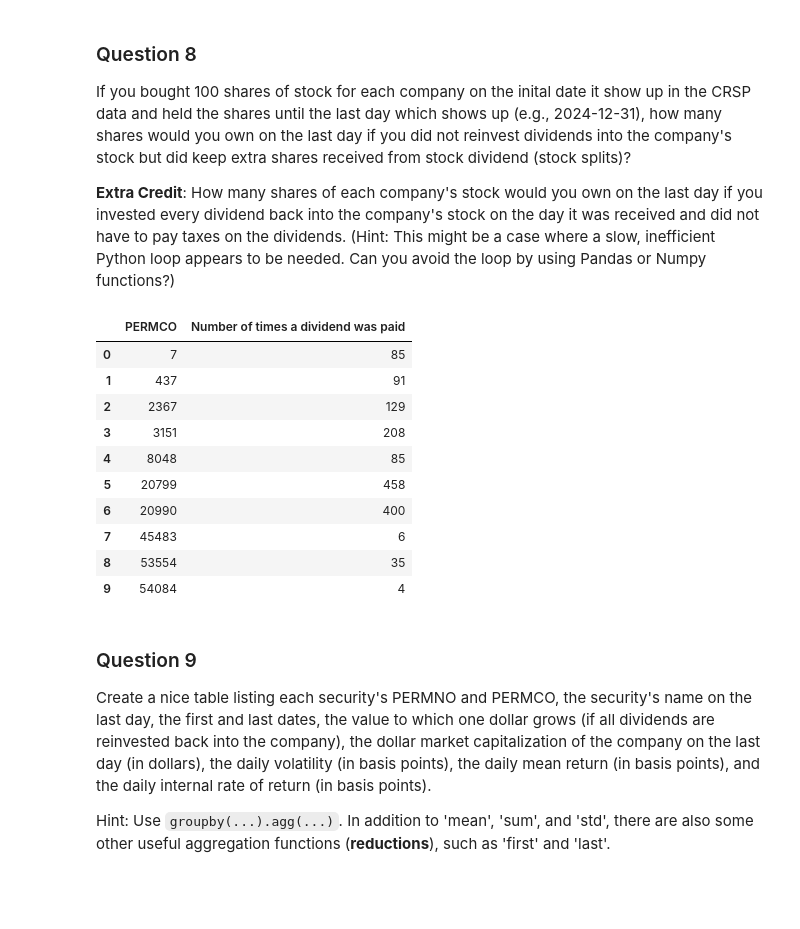
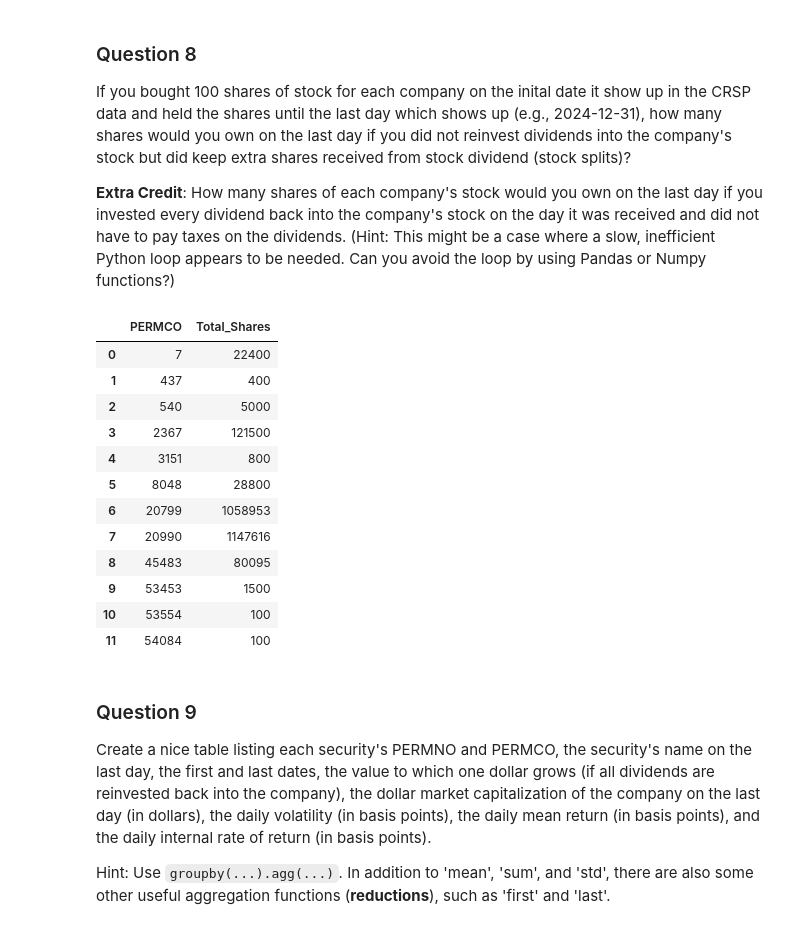
Before and after one commit to aadia1234/BUFN400, a Jupyter notebook: hws/hw1/hw1.ipynb, the cells around one changed output. Drawn from its saved outputs; the diff is of its cells as text; code cells hidden in the pictures; blank space fills up the shorter version.

```diff
--- a/hws/hw1/hw1.ipynb
+++ b/hws/hw1/hw1.ipynb
@@ -827,20 +849,23 @@ Create a nice table showing the number of times each company has paid an ordinar
 If you bought 100 shares of stock for each company on the inital date it show up in the CRSP data and held the shares until the last day which shows up (e.g., 2024-12-31), how many shares would you own on the last day if you did not reinvest dividends into the company's stock but did keep extra shares received from stock dividend (stock splits)?
 
 **Extra Credit**: How many shares of each company's stock would you own on the last day if you invested every dividend back into the company's stock on the day it was received and did not have to pay taxes on the dividends. (Hint: This might be a case where a slow, inefficient Python loop appears to be needed. Can you avoid the loop by using Pandas or Numpy functions?)
-# %%
-dfx[dfx['DlyOrdDivAmt'] > 0].groupby('PERMCO').size().reset_index(name='Number of times a dividend was paid')
-# %% [output]
-|  | PERMCO | Number of times a dividend was paid |
-| 0 | 7 | 85 |
-| 1 | 437 | 91 |
-| 2 | 2367 | 129 |
-| 3 | 3151 | 208 |
-| 4 | 8048 | 85 |
-| 5 | 20799 | 458 |
-| 6 | 20990 | 400 |
-| 7 | 45483 | 6 |
-| 8 | 53554 | 35 |
-| 9 | 54084 | 4 |
+# %%
+company_results = dfx.groupby('PERMCO').agg(Total_Shares=('DlyFacPrc', lambda x: int(100 * x.cumprod().iloc[-1]))).reset_index()
+display(company_results)
+# %% [output]
+|  | PERMCO | Total_Shares |
+| 0 | 7 | 22400 |
+| 1 | 437 | 400 |
+| 2 | 540 | 5000 |
+| 3 | 2367 | 121500 |
+| 4 | 3151 | 800 |
+| 5 | 8048 | 28800 |
+| 6 | 20799 | 1058953 |
+| 7 | 20990 | 1147616 |
+| 8 | 45483 | 80095 |
+| 9 | 53453 | 1500 |
+| 10 | 53554 | 100 |
+| 11 | 54084 | 100 |
 # %% [markdown]
 ### Question 9
 
```
Also changed, not shown: parts of 14 cells of this notebook.
